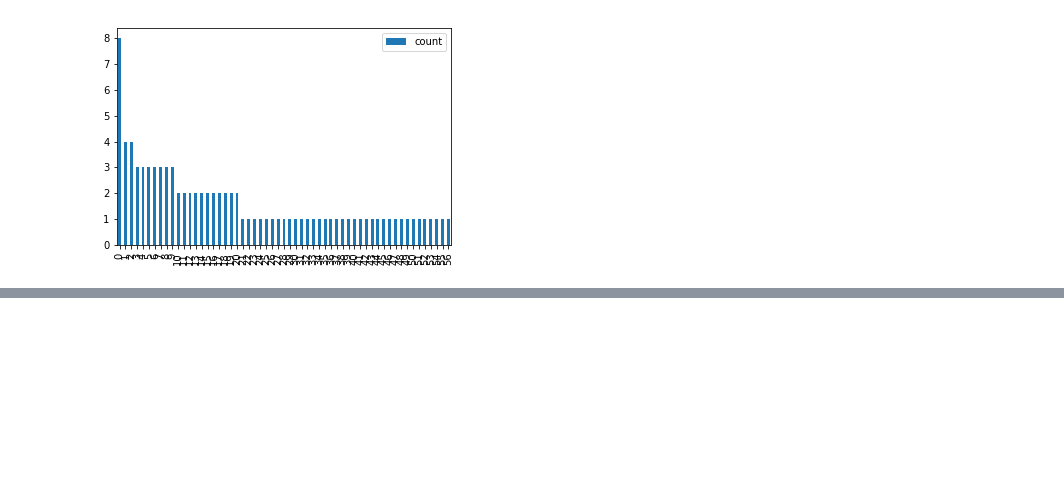
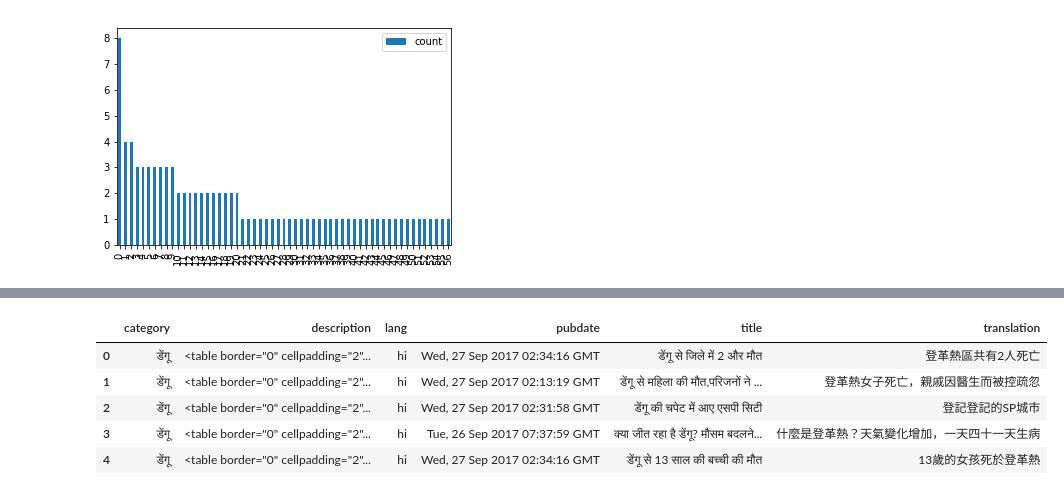
Before and after one commit to ywchiu/cdc_course, a Jupyter notebook: Demo20170927.ipynb, the cells around one changed output, grey strips where cells are left out. Saved outputs shown, nothing was run; the diff lists cells and outputs as text; code cells hidden in the pictures; blank space fills up the shorter version.

Commit message:
add translate

```diff
--- a/Demo20170927.ipynb
+++ b/Demo20170927.ipynb
@@ -621,0 +641,3 @@ Populating the interactive namespace from numpy and matplotlib
+# %%
+df = pandas.DataFrame(news)
+df.head()
@@ -621,0 +651,46 @@ Populating the interactive namespace from numpy and matplotlib
+# %%
+import requests
+from bs4 import BeautifulSoup
+
+def getGoogleNews(phrase, lang):
+    res = requests.get('https://news.google.com/news/rss/search/section/q/{}/{}?hl=zh-TW&ned=tw'.format(phrase, phrase))
+    soup = BeautifulSoup(res.text, 'lxml')
+    news = []
+    for item in soup.select('item'):
+        dic = {}
+        #print(item)
+        dic['title'] = item.select('title')[0].text
+        dic['translation'] = googleTranslate(dic['title'])
+        #dic['link'] = item.select('link')[0].text
+        dic['pubdate'] = item.select('pubdate')[0].text
+        dic['description'] = item.select('description')[0].text
+        dic['category'] = item.select('category')[0].text
+        dic['lang'] = lang
+        news.append(dic)
+    df = pandas.DataFrame(news)
+    return df
+# %%
+danque = {
+'hi':'डेंगू',
+#'id':'Demam_berdarah_Dengue',
+#'ja':'デング熱',
+#'ko':'뎅기열',
+#'th':'ไข้เด็งกี',
+#'vi':'Bệnh_dengue'
+
+}
+
+newsary = []
+for lang, phrase in danque.items():
+    df = getGoogleNews(phrase, lang)
+    newsary.append(df)
+# %%
+disease_df = pandas.concat(newsary)
+disease_df.head()
+# %% [output]
+|  | category | description | lang | pubdate | title | translation |
+| 0 | डेंगू | <table border="0" cellpadding="2"... | hi | Wed, 27 Sep 2017 02:34:16 GMT | डेंगू से जिले में 2 और मौत | 登革熱區共有2人死亡 |
+| 1 | डेंगू | <table border="0" cellpadding="2"... | hi | Wed, 27 Sep 2017 02:13:19 GMT | डेंगू से महिला की मौत,परिजनों ने ... | 登革熱女子死亡，親戚因醫生而被控疏忽 |
+| 2 | डेंगू | <table border="0" cellpadding="2"... | hi | Wed, 27 Sep 2017 02:31:58 GMT | डेंगू की चपेट में आए एसपी सिटी | 登記登記的SP城市 |
+| 3 | डेंगू | <table border="0" cellpadding="2"... | hi | Tue, 26 Sep 2017 07:37:59 GMT | क्या जीत रहा है डेंगू? मौसम बदलने... | 什麼是登革熱？天氣變化增加，一天四十一天生病 |
+| 4 | डेंगू | <table border="0" cellpadding="2"... | hi | Wed, 27 Sep 2017 02:34:16 GMT | डेंगू से 13 साल की बच्ची की मौत | 13歲的女孩死於登革熱 |
```
Also changed, not shown: parts of 5 cells of this notebook.
